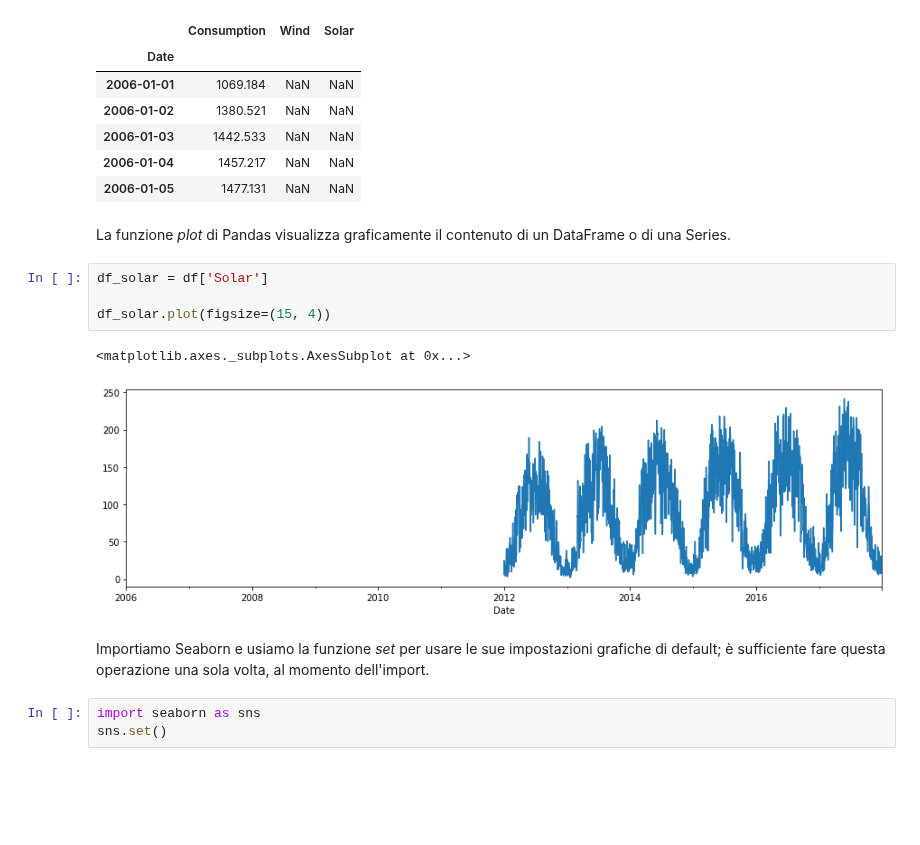
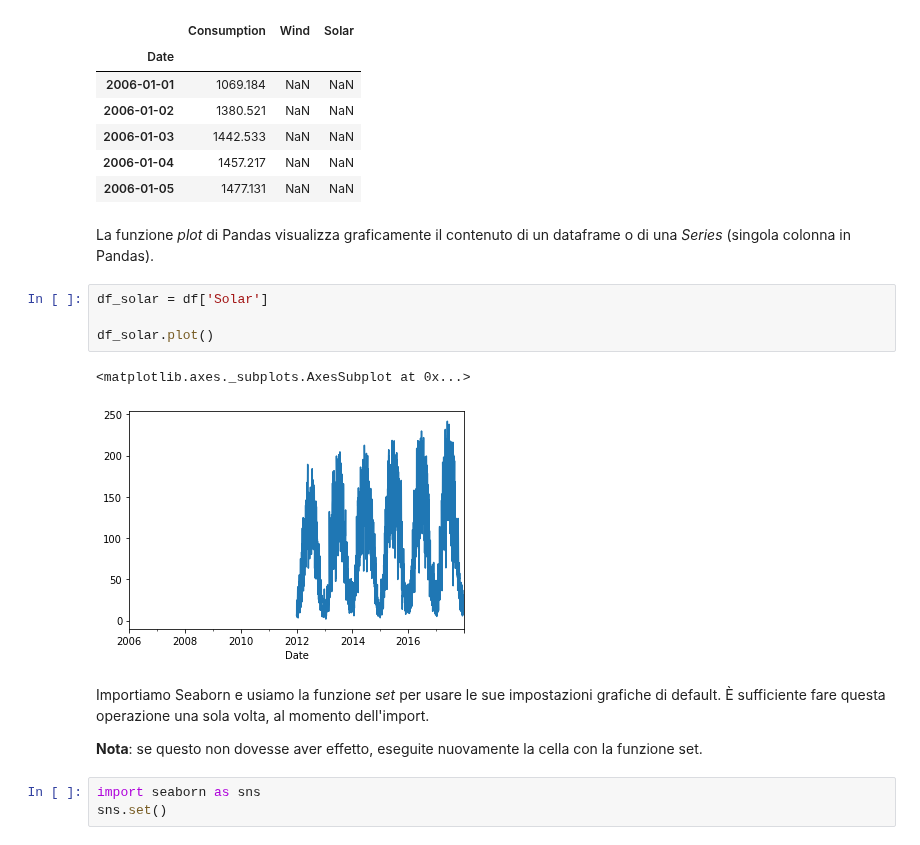
Before and after one commit to fbagattini/Lezioni, a Jupyter notebook: Analisi e Forecast di Serie Temporali con Python - Parte I.ipynb, the cells around one changed output. Drawn from its saved outputs; the diff is of its cells as text; blank space fills up the shorter version.

```diff
--- a/Gestione di Serie Temporali con Python - Parte I.ipynb
+++ b/Analisi e Forecast di Serie Temporali con Python - Parte I.ipynb
@@ -573,16 +628,18 @@ df.head()
 | 2006-01-04 | 1457.217 | NaN | NaN |
 | 2006-01-05 | 1477.131 | NaN | NaN |
 # %% [markdown]
-La funzione *plot* di Pandas visualizza graficamente il contenuto di un DataFrame o di una Series.
+La funzione *plot* di Pandas visualizza graficamente il contenuto di un dataframe o di una *Series* (singola colonna in Pandas).
 # %%
 df_solar = df['Solar']
 
-df_solar.plot(figsize=(15, 4))
+df_solar.plot()
 # %% [output]
 <matplotlib.axes._subplots.AxesSubplot at 0x...>
-[figure, old version]
+[figure, new version]
 # %% [markdown]
-Importiamo Seaborn e usiamo la funzione *set* per usare le sue impostazioni grafiche di default; è sufficiente fare questa operazione una sola volta, al momento dell'import.
+Importiamo Seaborn e usiamo la funzione *set* per usare le sue impostazioni grafiche di default. È sufficiente fare questa operazione una sola volta, al momento dell'import.
+
+**Nota**: se questo non dovesse aver effetto, eseguite nuovamente la cella con la funzione set.
 # %%
 import seaborn as sns
 sns.set()
```
Also changed, not shown: parts of 62 cells of this notebook, 3 other files.
